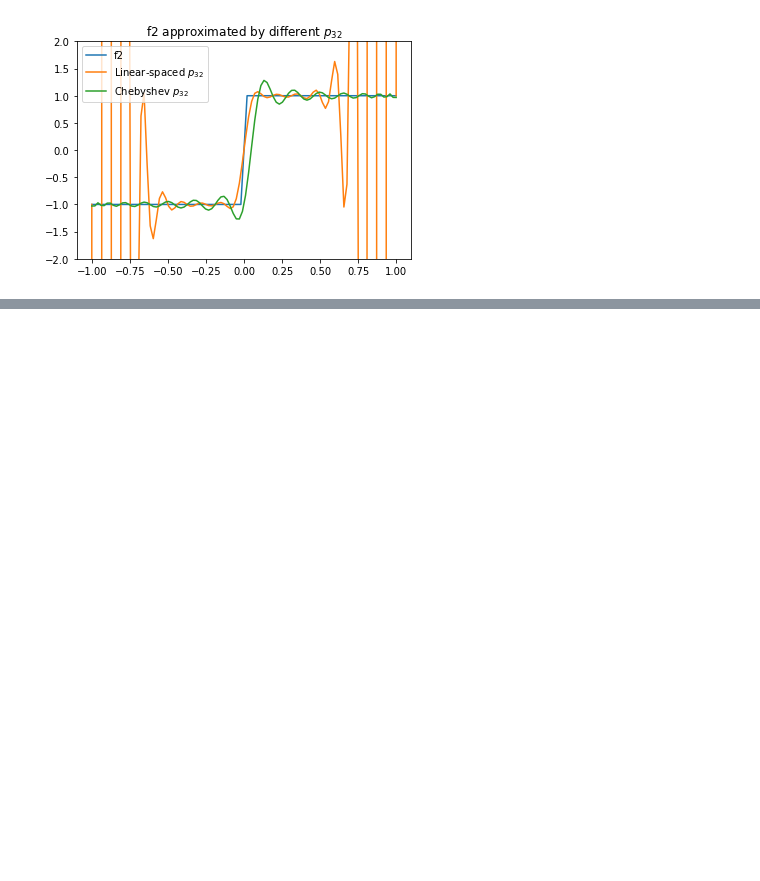
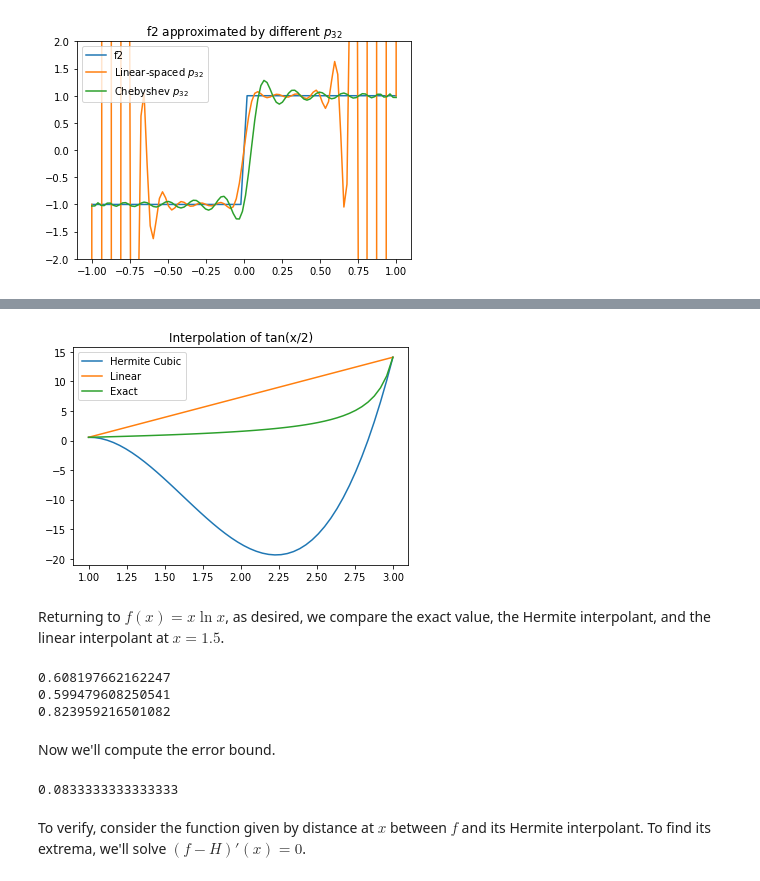
Before and after one commit to coltongrainger/fy18num, a Jupyter notebook: hw4/2018-07-19-interpolation.ipynb, the cells around one changed output, grey strips where cells are left out. Drawn from its saved outputs; the diff is of its cells as text; code cells hidden in the pictures; blank space fills up the shorter version.

```diff
--- a/hw4/2018-07-19-interpolation.ipynb
+++ b/hw4/2018-07-19-interpolation.ipynb
@@ -375,0 +451,42 @@ In other words, Chebyshev sample points seem to produce sequences of polynomials
+# %%
+f = lambda x: sym.tan(x/2)
+prob8plots()
+# %% [output]
+[figure, added]
+# %% [markdown]
+Returning to $f(x) = x \ln x$, as desired, we compare the exact value, the Hermite interpolant, and the linear interpolant at $x =1.5$.
+# %%
+f = lambda x: x*sym.log(x)
+# reset mutated Hermite poly back to xlnx
+# TODO get these assignments out of the global namespace
+basis = hermite_basis(vecx)
+coordinates = lagherm_coords(f,vecx)
+H = lambda t: lagherm_interpol(coordinates, basis, t)
+m = (f(3) - f(1))/2
+line = lambda x: m*(x-1) + f(1)
+
+print(f(1.5).evalf())
+print(H(1.5).evalf())
+print(line(1.5).evalf())
+# %% [output]
+0.608197662162247
+0.599479608250541
+0.823959216501082
+# %% [markdown]
+Now we'll compute the error bound.
+# %%
+def hermite_error_bound(f, vecx):
+    w = lambda x: np.prod([(x-i)**2 for i in vecx])
+    # extreme values of cts diff'ble func on compact set
+    extrema = sym.solve(sym.diff(w(sym.Symbol('x')),x),x)
+    worst_wiggle = max([abs(w(x)) for x in extrema])
+    jerk = sym.diff(f(sym.Symbol('x')),x,2*len(vecx))
+    # assume $f^{(2n+n)}$ is monotone and find extrema at endpoints
+    worst_jerk = max([jerk.subs(x,i) for i in vecx])
+    return (abs(worst_jerk)*worst_wiggle)/sym.factorial(2*len(vecx))
+
+hermite_error_bound(f, vecx).evalf()
+# %% [output]
+0.0833333333333333
+# %% [markdown]
+To verify, consider the function given by distance at $x$ between $f$ and its Hermite interpolant. To find its extrema, we'll solve $(f - H)'(x) =0$.
```
Also changed, not shown: parts of 23 cells of this notebook.
